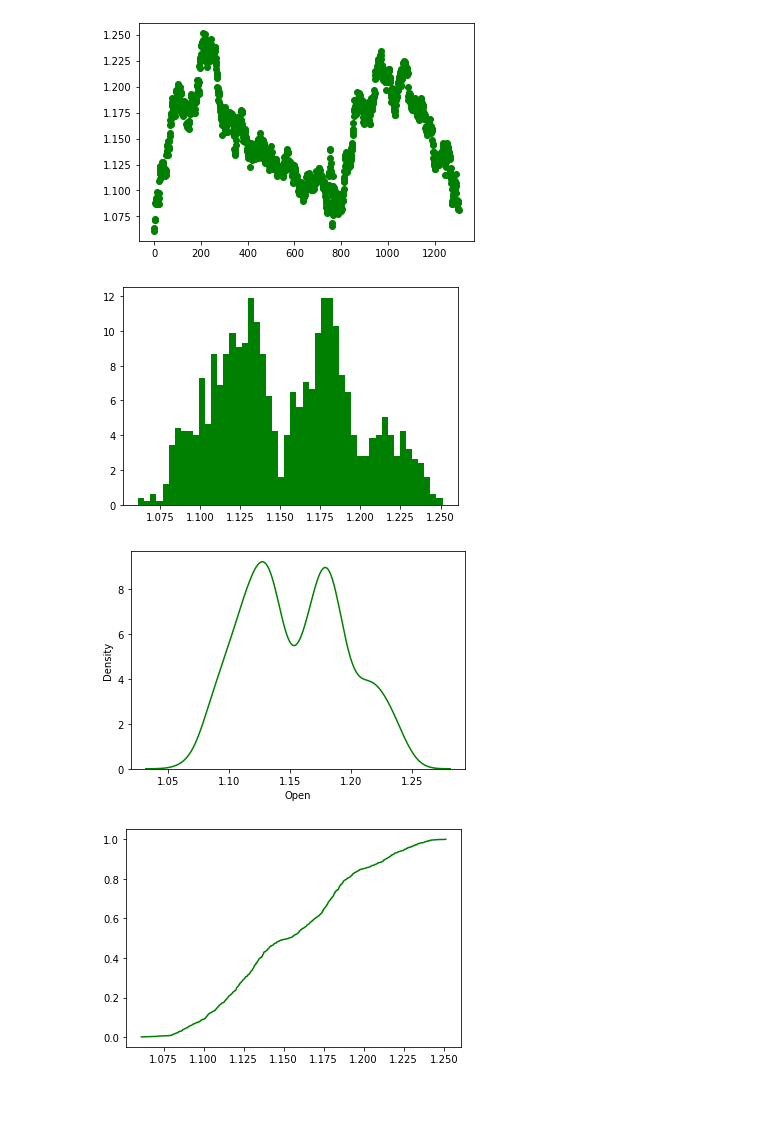
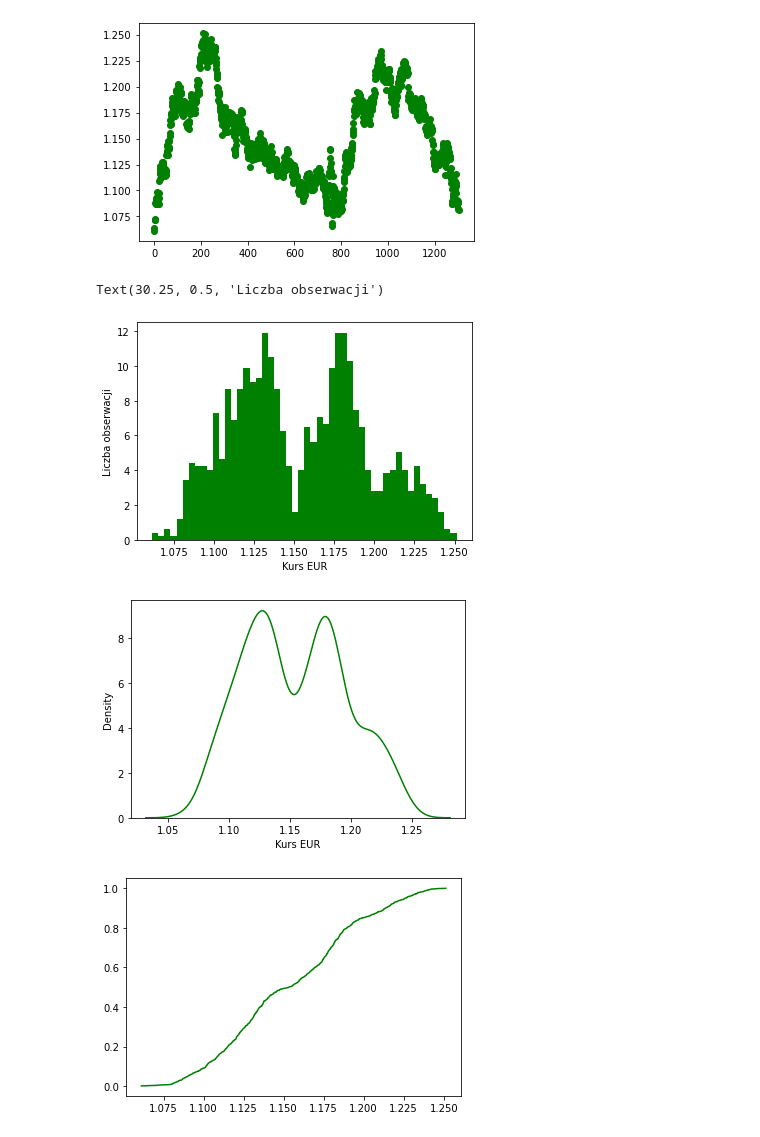
Before and after one commit to klaudynka245/statistics, a Jupyter notebook: projekt.ipynb, the cells around one changed output. Cells and saved outputs as stored; diff of their text form; code cells hidden in the pictures; blank space fills up the shorter version.

```diff
--- a/projekt.ipynb
+++ b/projekt.ipynb
@@ -166,14 +176,18 @@ plt.savefig('Y_sc.png')
 # %%
 plt.hist(y, density = True, bins=50,color='green')
 plt.savefig('Y_hist.png')
+plt.xlabel('Kurs EUR')
+plt.ylabel('Liczba obserwacji')
 #plt.plot(np.arange(1.05,1.25,0.001), [abs(31*np.sin(20*x)*np.cos(20*x)**2) for x in np.arange(1,1.2,0.001)])
 # %% [output]
+Text(30.25, 0.5, 'Liczba obserwacji')
-[figure, old version]
+[figure, new version]
 # %%
 sns.kdeplot(y,color='green')
+plt.xlabel("Kurs EUR")
 plt.savefig('Y_kde.png')
 # %% [output]
-[figure, old version]
+[figure, new version]
 # %%
 y_x,y_y = ecdf(y)
 plt.plot(y_x,y_y,color='green')
```
Also changed, not shown: parts of 7 cells of this notebook, 12 other files.
